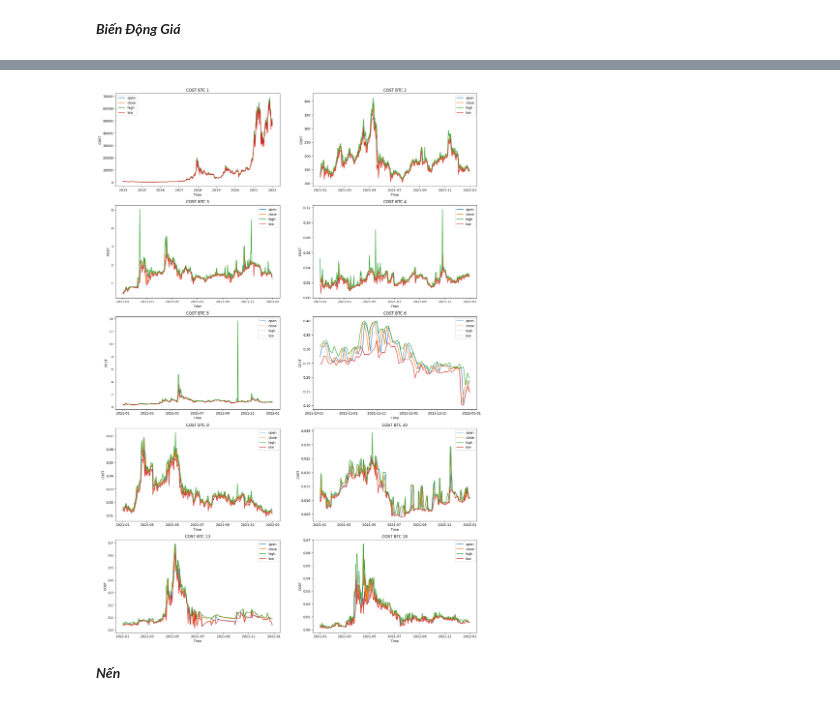
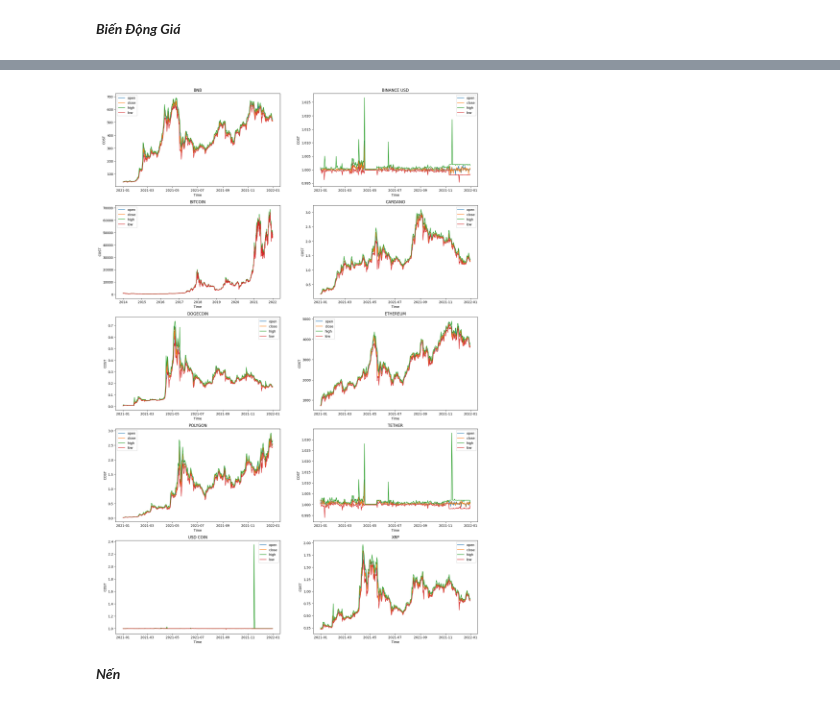
Before and after one commit to NMKHDL/Project-1, a Jupyter notebook: TXL.ipynb, the cells around one changed output, grey strips where cells are left out. Cells and saved outputs as stored; diff of their text form; code cells hidden in the pictures.

```diff
--- a/TXL.ipynb
+++ b/TXL.ipynb
@@ -57,12 +58,13 @@ def get_address_data():
 # %%
 data_coin_history_by_id=[]
 list_path=get_address_data()
-
 for i in list_path:
     data_tmp=json.load(open(i,'r'))
     if(len(data_tmp['quotes'])!=0):
         tmp=[]
         tmp.append(data_tmp['id'])
+        tmp.append(data_tmp['name'])
+        tmp.append(data_tmp['symbol'])
         tmp.append(data_tmp['quotes'])
         data_coin_history_by_id.append(tmp)
 # %% [markdown]
@@ -204,0 +191,15 @@ data_.head(10)
+# %%
+plt.rcParams["figure.figsize"] = (5,5)
+list_volume_avg={}
+list_id=sorted(Counter(data_['name']))
+for i in list_id:
+    data_temp=list(data_[data_['name']==i]['volume'].values)
+    list_volume_avg[i]=sum(data_temp)/len(data_temp)
+data_percent_coin={}
+for i in list_volume_avg.keys():
+    temp={}
+    for j in list_volume_avg.keys():
+        if(list_volume_avg[i]<list_volume_avg[j]):temp[j]=list_volume_avg[i]/list_volume_avg[j]
+        else: temp[j]=list_volume_avg[j]/list_volume_avg[i]
+    data_percent_coin[i]=temp
+sns.heatmap(pandas.DataFrame(data_percent_coin),linewidths=2)
@@ -368,39 +372,23 @@ sorted(Counter(data_['id']))
 # %%
-
-# def BienDongGia_BTC():
-#     plt.rcParams["figure.figsize"] = (20,10)
-#     dem=1
-#     for i in (['open','close','high','low']):
-#        plt.subplot(2,2,dem)
-#        plt.plot(pandas.to_datetime(data_['date'], format="%Y-%m-%d").values,data_[i])
-#        plt.xlabel("Time")
-#        plt.ylabel("COST")
-#        plt.title("COST BTC "+i.upper())
-#        dem+=1
-#     plt.show()
-
-
-# BienDongGia_BTC()
-
 def BienDongGia():
     plt.rcParams["figure.figsize"] = (20,30)
     dem=1
-    for i in sorted(Counter(data_['id'])):
-        data_cryto=data_[data_['id']==i]
+    for i in sorted(Counter(data_['name'])):
+        data_cryto=data_[data_['name']==i]
         plt.subplot(5,2,dem)
         plt.plot(pandas.to_datetime(data_cryto['date'], format="%Y-%m-%d").values,data_cryto['open'],label='open')
         plt.plot(pandas.to_datetime(data_cryto['date'], format="%Y-%m-%d").values,data_cryto['close'],label='close')
         plt.plot(pandas.to_datetime(data_cryto['date'], format="%Y-%m-%d").values,data_cryto['high'],label='high')
         plt.plot(pandas.to_datetime(data_cryto['date'], format="%Y-%m-%d").values,data_cryto['low'],label='low')
         plt.xlabel("Time")
         plt.ylabel("COST")
-        plt.title("COST BTC "+str(i).upper())
+        plt.title(str(i).upper())
         dem+=1
         plt.legend()
     plt.show()
 BienDongGia()
 # %% [output]
-[figure, old version]
+[figure, new version]
 # %% [markdown]
 ***Nến***
 # %%
```
Also changed, not shown: parts of 27 cells of this notebook.
